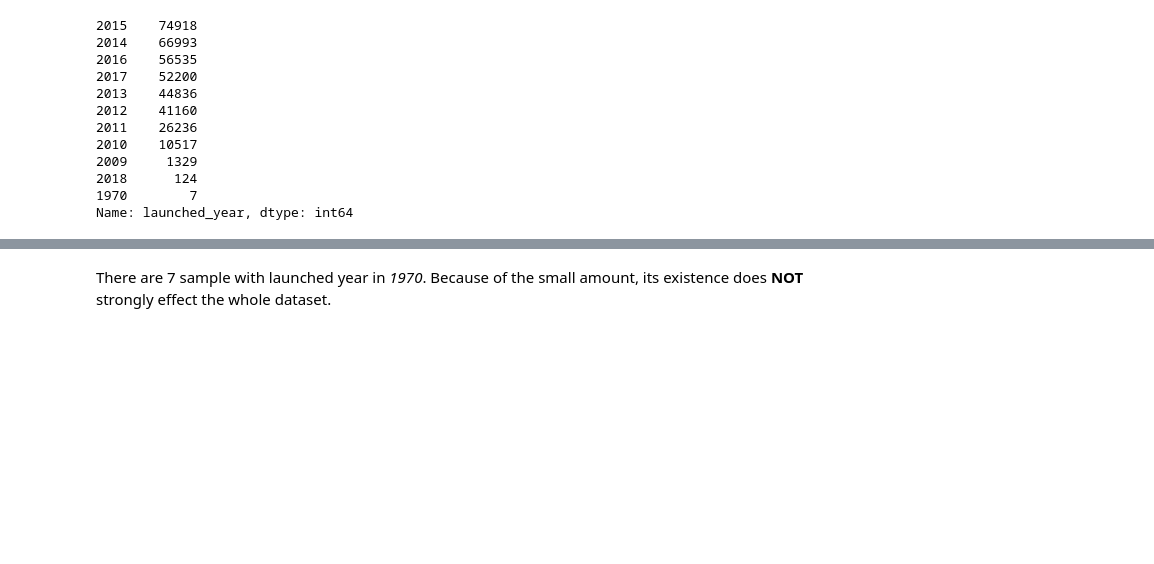
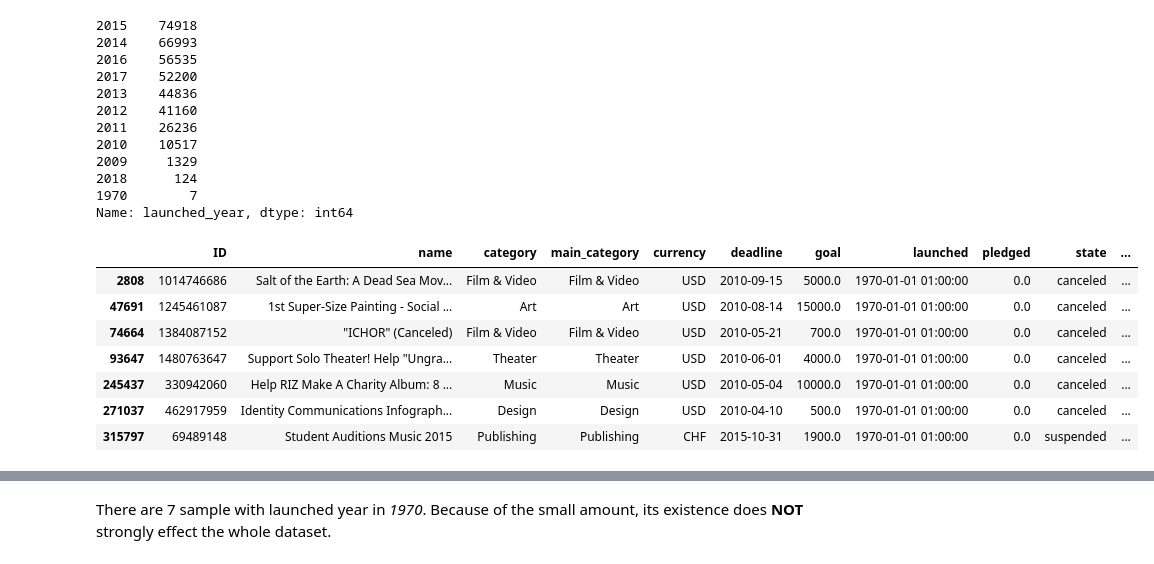
Before and after one commit to nntadotzip/DS_coderschool_homework, a Jupyter notebook: Team_Nhat&TA_Kickstarter.ipynb, the cells around one changed output, grey strips where cells are left out. Saved outputs shown, nothing was run; the diff lists cells and outputs as text; code cells hidden in the pictures; blank space fills up the shorter version.

```diff
--- a/Team_Nhat&TA_Kickstarter.ipynb
+++ b/Team_Nhat&TA_Kickstarter.ipynb
@@ -255,3 +258,14 @@ non_nan_df.launched_year.value_counts()
 2018      124
 1970        7
 Name: launched_year, dtype: int64
+# %%
+non_nan_df[non_nan_df['launched_year']==1970]
+# %% [output]
+|  | ID | name | category | main_category | currency | deadline | goal | launched | pledged | state | ... |
+| 2808 | 1014746686 | Salt of the Earth: A Dead Sea Mov... | Film & Video | Film & Video | USD | 2010-09-15 | 5000.0 | 1970-01-01 01:00:00 | 0.0 | canceled | ... |
+| 47691 | 1245461087 | 1st Super-Size Painting - Social ... | Art | Art | USD | 2010-08-14 | 15000.0 | 1970-01-01 01:00:00 | 0.0 | canceled | ... |
+| 74664 | 1384087152 | "ICHOR" (Canceled) | Film & Video | Film & Video | USD | 2010-05-21 | 700.0 | 1970-01-01 01:00:00 | 0.0 | canceled | ... |
+| 93647 | 1480763647 | Support Solo Theater! Help "Ungra... | Theater | Theater | USD | 2010-06-01 | 4000.0 | 1970-01-01 01:00:00 | 0.0 | canceled | ... |
+| 245437 | 330942060 | Help RIZ Make A Charity Album: 8 ... | Music | Music | USD | 2010-05-04 | 10000.0 | 1970-01-01 01:00:00 | 0.0 | canceled | ... |
+| 271037 | 462917959 | Identity Communications Infograph... | Design | Design | USD | 2010-04-10 | 500.0 | 1970-01-01 01:00:00 | 0.0 | canceled | ... |
+| 315797 | 69489148 | Student Auditions Music 2015 | Publishing | Publishing | CHF | 2015-10-31 | 1900.0 | 1970-01-01 01:00:00 | 0.0 | suspended | ... |
```
Also changed, not shown: parts of 23 cells of this notebook.
